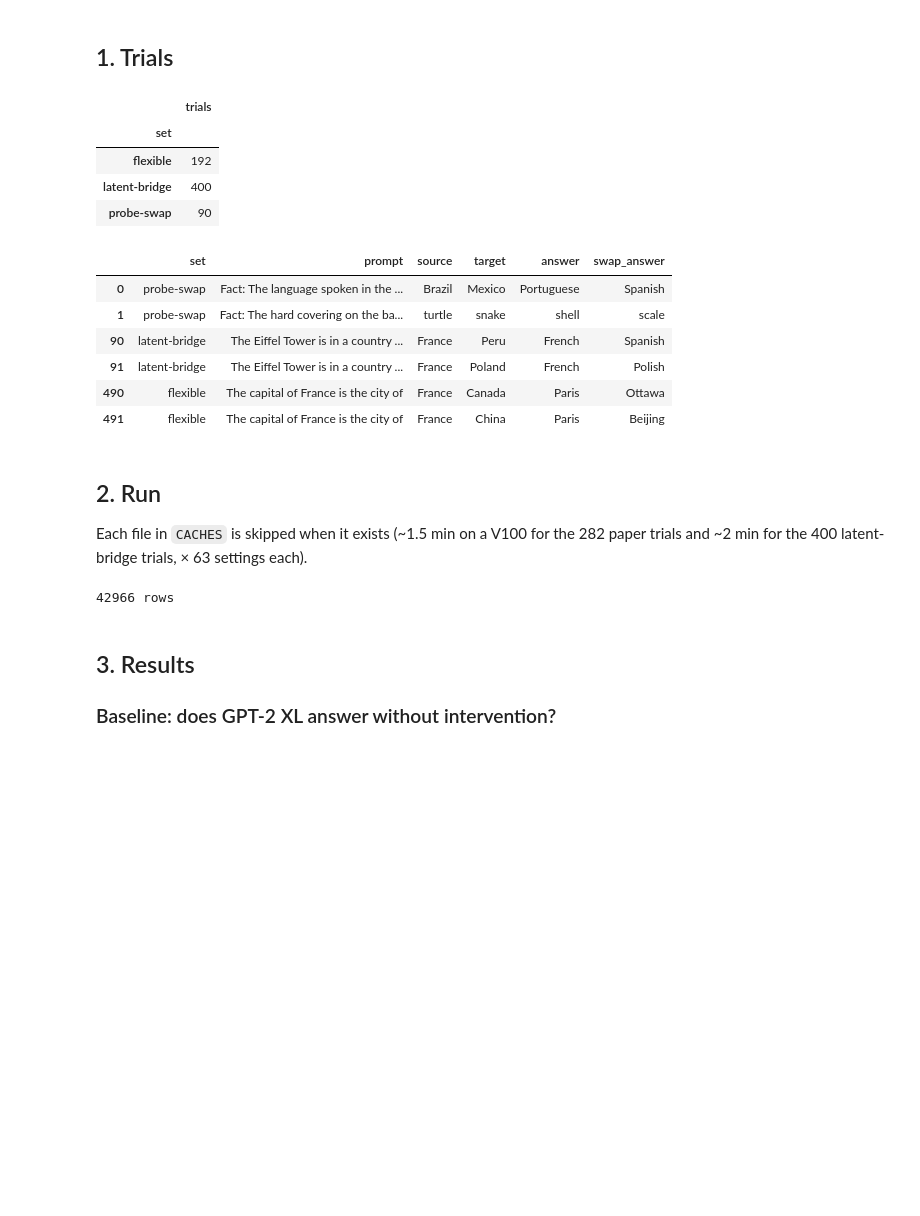
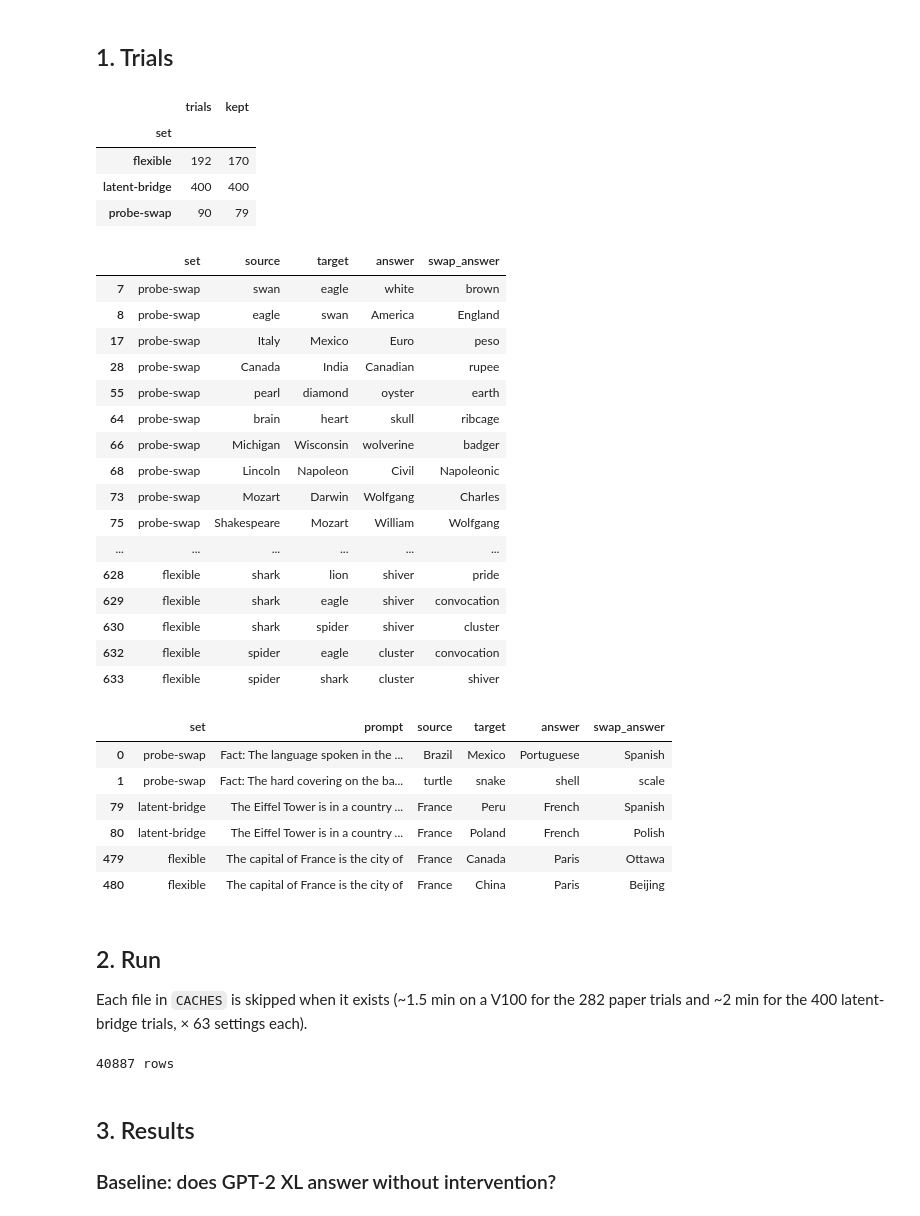
Before and after one commit to ai360-project-school-j-lens/jacobian-lens-gpt2, a Jupyter notebook: notebooks/jacobian_lens/concept_swap.ipynb, the cells around one changed output. Drawn from its saved outputs; the diff is of its cells as text; code cells hidden in the pictures; blank space fills up the shorter version.

```diff
--- a/notebooks/jacobian_lens/concept_swap.ipynb
+++ b/notebooks/jacobian_lens/concept_swap.ipynb
@@ -101,41 +108,75 @@ torch.manual_seed(0)
 # %%
 def load_trials() -> pd.DataFrame:
     trials = []
     for name in ("probe-swap", "latent-bridge"):
         for item in json.load(open(Path(REPO_DIR) / f"data/experiments/{name}.json"))["items"]:
             trials.append({"set": name, "group": item["category"], "name": item["name"],
                            "prompt": item["prompt"].rstrip(), "source": item["intermediate"],
                            "target": item["swap_to"], "answer": item["answer"], "swap_answer": item["swap_answer"]})
     for category in json.load(open(Path(REPO_DIR) / "data/experiments/flexible-generalization.json"))["categories"]:
         for func in category["funcs"]:
             for source in category["args"]:
                 for target in category["args"]:
                     if target != source:
                         trials.append({
                             "set": "flexible", "group": f"{category['name']}/{func['name']}",
                             "name": f"{func['name']}:{source}->{target}",
                             "prompt": func["template"].format(arg=source).rstrip(), "source": source,
                             "target": target, "answer": func["answers"][source],
                             "swap_answer": func["answers"][target]})
     return pd.DataFrame(trials)
 
 
+def single_token_mask(trials: pd.DataFrame) -> pd.Series:
+    """Concepts are single tokens with a leading space; answers have a single-token spelling."""
+    tok = AutoTokenizer.from_pretrained(MODEL_ID)
+
+    def concept(word):
+        return len(tok.encode(" " + word, add_special_tokens=False)) == 1
+
+    def answer(word):
+        return bool(single_token_ids(tok, word))
+
+    return (trials.source.map(concept) & trials.target.map(concept)
+            & trials.answer.map(answer) & trials.swap_answer.map(answer))
+
+
 trials = load_trials()
-display(trials.groupby("set").size().to_frame("trials"))
+single = single_token_mask(trials)
+display(trials.assign(kept=single).groupby("set").kept.agg(trials="size", kept="sum"))
+display(trials[~single][["set", "source", "target", "answer", "swap_answer"]].drop_duplicates())
+trials = trials[single].reset_index(drop=True)
 trials.groupby("set").head(2)[["set", "prompt", "source", "target", "answer", "swap_answer"]]
 # %% [output]
-|  | trials |
-| set |  |
-| flexible | 192 |
-| latent-bridge | 400 |
-| probe-swap | 90 |
+|  | trials | kept |
+| set |  |  |
+| flexible | 192 | 170 |
+| latent-bridge | 400 | 400 |
+| probe-swap | 90 | 79 |
-|  | set | prompt | source | target | answer | swap_answer |
-| 0 | probe-swap | Fact: The language spoken in the ... | Brazil | Mexico | Portuguese | Spanish |
-| 1 | probe-swap | Fact: The hard covering on the ba... | turtle | snake | shell | scale |
-| 90 | latent-bridge | The Eiffel Tower is in a country ... | France | Peru | French | Spanish |
-| 91 | latent-bridge | The Eiffel Tower is in a country ... | France | Poland | French | Polish |
-| 490 | flexible | The capital of France is the city of | France | Canada | Paris | Ottawa |
-| 491 | flexible | The capital of France is the city of | France | China | Paris | Beijing |
+|  | set | source | target | answer | swap_answer |
+| 7 | probe-swap | swan | eagle | white | brown |
+| 8 | probe-swap | eagle | swan | America | England |
+| 17 | probe-swap | Italy | Mexico | Euro | peso |
+| 28 | probe-swap | Canada | India | Canadian | rupee |
+| 55 | probe-swap | pearl | diamond | oyster | earth |
+| 64 | probe-swap | brain | heart | skull | ribcage |
+| 66 | probe-swap | Michigan | Wisconsin | wolverine | badger |
+| 68 | probe-swap | Lincoln | Napoleon | Civil | Napoleonic |
+| 73 | probe-swap | Mozart | Darwin | Wolfgang | Charles |
+| 75 | probe-swap | Shakespeare | Mozart | William | Wolfgang |
+| ... | ... | ... | ... | ... | ... |
+| 628 | flexible | shark | lion | shiver | pride |
+| 629 | flexible | shark | eagle | shiver | convocation |
+| 630 | flexible | shark | spider | shiver | cluster |
+| 632 | flexible | spider | eagle | cluster | convocation |
+| 633 | flexible | spider | shark | cluster | shiver |
+|  | set | prompt | source | target | answer | swap_answer |
+| 0 | probe-swap | Fact: The language spoken in the ... | Brazil | Mexico | Portuguese | Spanish |
+| 1 | probe-swap | Fact: The hard covering on the ba... | turtle | snake | shell | scale |
+| 79 | latent-bridge | The Eiffel Tower is in a country ... | France | Peru | French | Spanish |
+| 80 | latent-bridge | The Eiffel Tower is in a country ... | France | Poland | French | Polish |
+| 479 | flexible | The capital of France is the city of | France | Canada | Paris | Ottawa |
+| 480 | flexible | The capital of France is the city of | France | China | Paris | Beijing |
 # %% [markdown]
 ## 2. Run
 
@@ -264,9 +305,10 @@ if missing:
         pd.DataFrame(rows).to_csv(OUT_DIR / name, index=False)
     del model, jacobians
 results = pd.concat([pd.read_csv(OUT_DIR / name) for name in CACHES], ignore_index=True)
+results = results.merge(trials[["set", "name"]], on=["set", "name"])  # caches may hold filtered-out trials
 print(len(results), "rows")
 # %% [output]
-42966 rows
+40887 rows
 # %% [markdown]
 ## 3. Results
 
```
Also changed, not shown: parts of 9 cells of this notebook.
